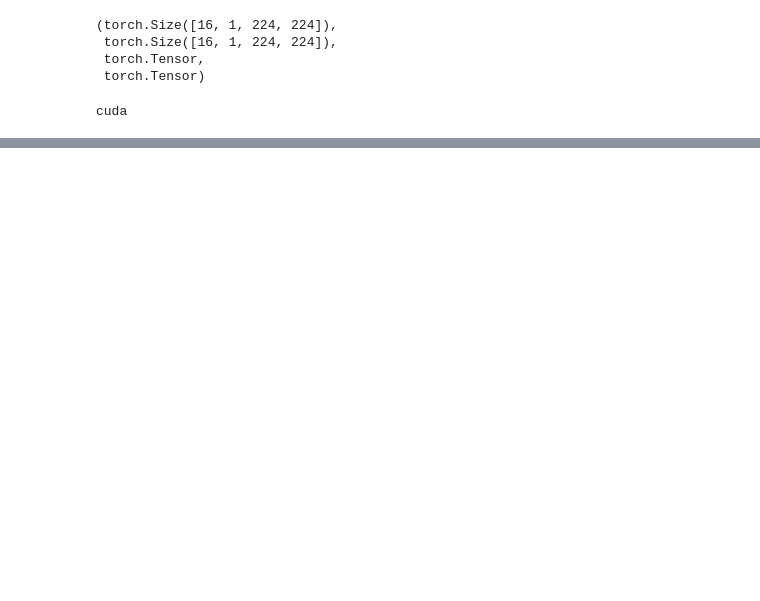
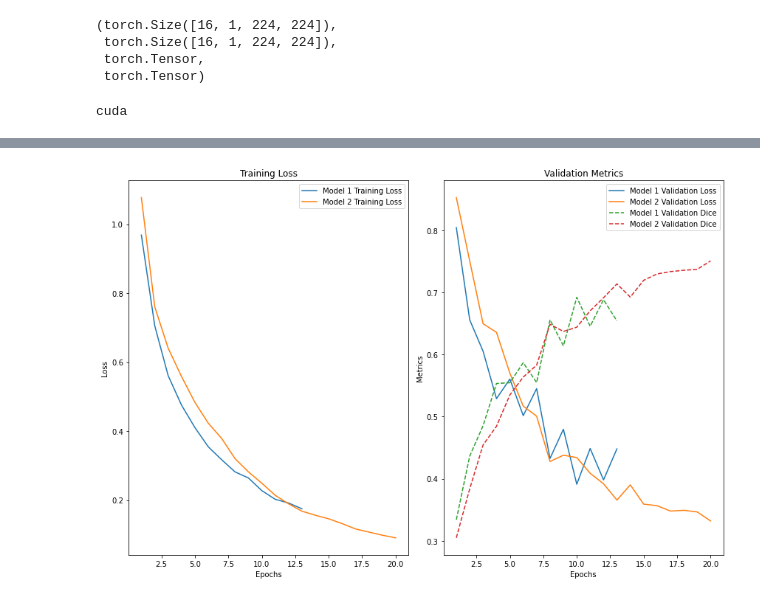
Before and after one commit to ECE176/U-net, a Jupyter notebook: U_net.ipynb, the cells around one changed output, grey strips where cells are left out. Cells and saved outputs as stored; diff of their text form; code cells hidden in the pictures; blank space fills up the shorter version.

```diff
--- a/U_net.ipynb
+++ b/U_net.ipynb
@@ -287,11 +336,10 @@ class CombinedDiceCELoss(nn.Module):
 device = torch.device("cuda" if torch.cuda.is_available() else "cpu")
 model1 = UNet(num_classes=1).to(device)
 model1.apply(init_weights)
-# loss_fn = nn.BCEWithLogitsLoss()
 loss_fn = CombinedDiceCELoss()
 optimizer = torch.optim.Adam(model1.parameters(), lr=1e-4)
 
-n_epochs = 15
+n_epochs = 20
 print(device)
 # %% [output]
 cuda
@@ -422,18 +476,21 @@ model2.apply(init_weights)
 early_stopping = EarlyStopping(patience=3, min_delta=0.001)
 optimizer = torch.optim.Adam(model2.parameters(), lr=1e-4)
 
-n_epochs = 15
+n_epochs = 20
 for epoch in range(n_epochs):
     print(f"Epoch {epoch + 1}/{n_epochs}")
     train_epoch_loss = train_one_epoch(train_loader, model2, loss_fn, optimizer, device)
+    val_loss, val_dice = evaluate(model2, valid_loader, loss_fn, device)
 
-    val_loss, val_dice = evaluate(model2, valid_loader, loss_fn, device)
+    # Store metrics
+    metrics_model2['train_loss'].append(train_epoch_loss)
+    metrics_model2['val_loss'].append(val_loss)
+    metrics_model2['val_dice'].append(val_dice)
+
     print(f"Training loss: {train_epoch_loss}, Validation Loss: {val_loss}, Validation Dice: {val_dice}")
-
-    early_stopping(val_loss)  # Or consider using val_dice for early stopping
+    early_stopping(val_loss)
     if early_stopping.early_stop:
         print("Early stopping triggered")
         break
-
     print("--------------------------------------------------")
 # %% [output]
@@ -456,4 +513,37 @@ Training loss: 0.17819856170644152, Validation Loss: 0.3833537522034767, Validat
 --------------------------------------------------
+# %%
+import matplotlib.pyplot as plt
+
+# Create separate epoch ranges for each model based on the actual number of epochs they trained for
+epochs_range_model1 = range(1, len(metrics_model1['train_loss']) + 1)
+epochs_range_model2 = range(1, len(metrics_model2['train_loss']) + 1)
+
+plt.figure(figsize=(12, 8))
+
+# Plotting Training Loss
+plt.subplot(1, 2, 1)
+plt.plot(epochs_range_model1, metrics_model1['train_loss'], label='Model 1 Training Loss')
+plt.plot(epochs_range_model2, metrics_model2['train_loss'], label='Model 2 Training Loss')
+plt.title('Training Loss')
+plt.xlabel('Epochs')
+plt.ylabel('Loss')
+plt.legend()
+
+# Plotting Validation Metrics
+plt.subplot(1, 2, 2)
+plt.plot(epochs_range_model1, metrics_model1['val_loss'], label='Model 1 Validation Loss')
+plt.plot(epochs_range_model2, metrics_model2['val_loss'], label='Model 2 Validation Loss')
+plt.plot(epochs_range_model1, metrics_model1['val_dice'], label='Model 1 Validation Dice', linestyle='--')
+plt.plot(epochs_range_model2, metrics_model2['val_dice'], label='Model 2 Validation Dice', linestyle='--')
+plt.title('Validation Metrics')
+plt.xlabel('Epochs')
+plt.ylabel('Metrics')
+plt.legend()
+
+plt.tight_layout()
+plt.show()
+# %% [output]
+[figure, added]
 # %%
 def visualize_comparisons(input_image, output_image_model1, output_image_model2, target_image):
     # Move tensors to CPU memory if they are on CUDA devices
```
Also changed, not shown: parts of 6 cells of this notebook, 1 other file.
